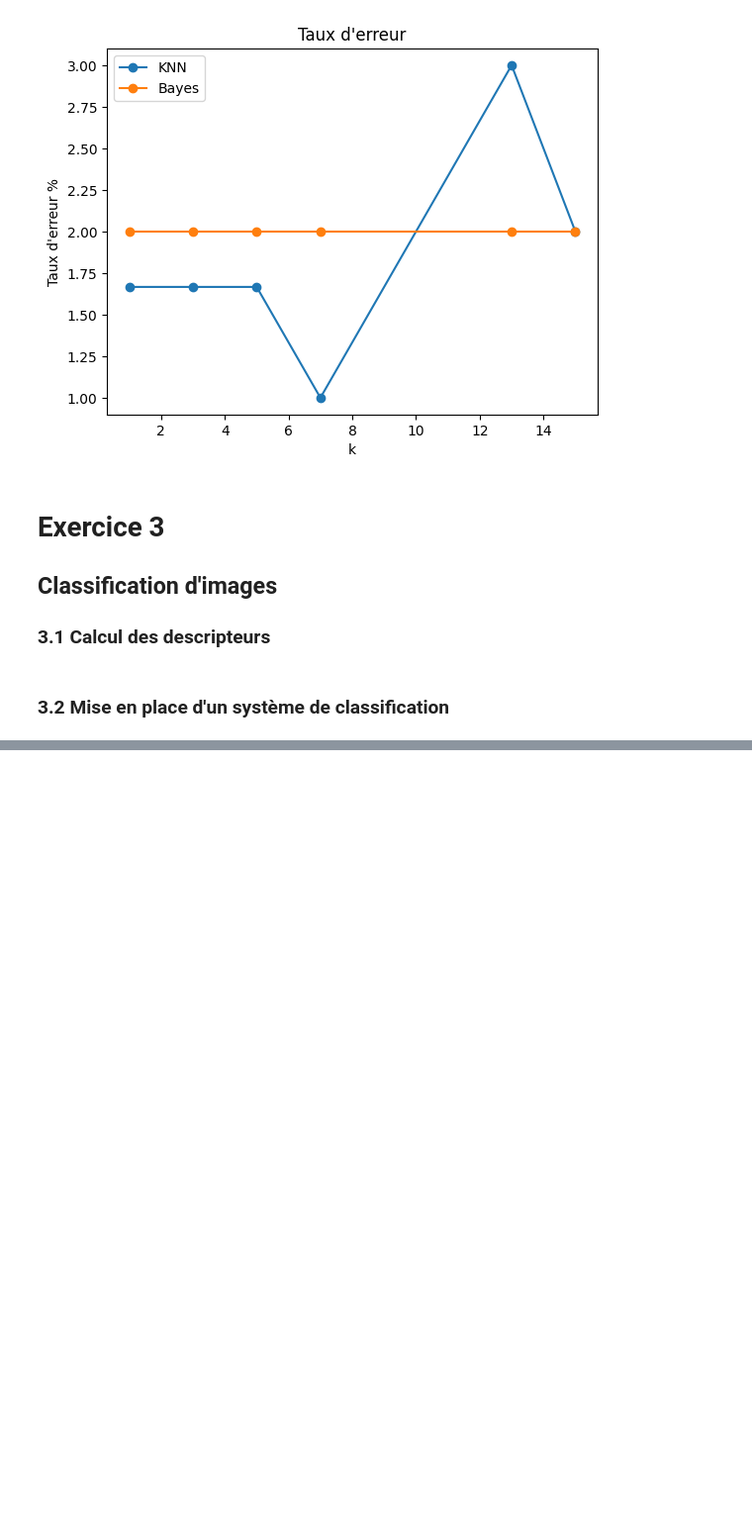
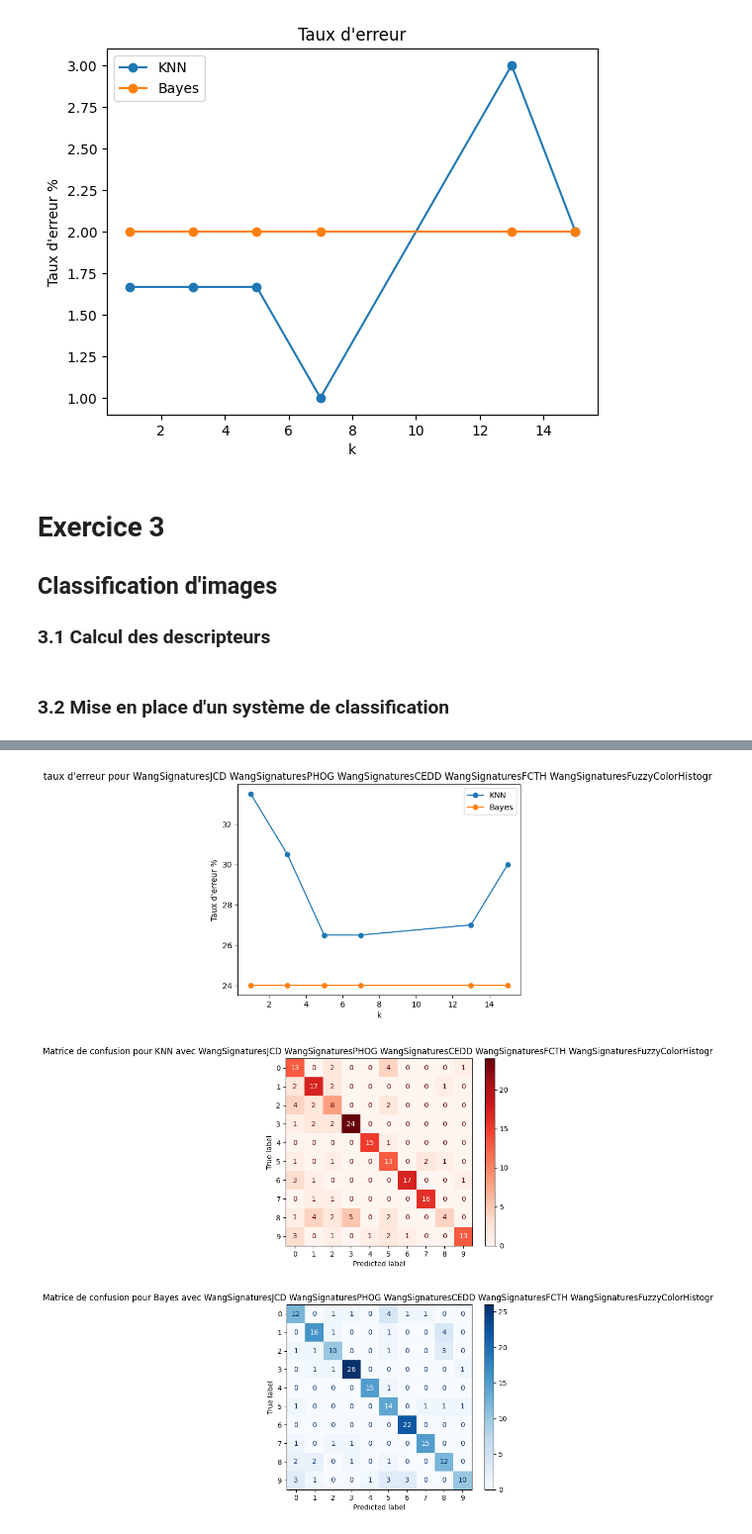
Before and after one commit to JugurthaAsma/ML, a Jupyter notebook: Projet1/src/classif.ipynb, the cells around one changed output, grey strips where cells are left out. Shown at 99% size. Drawn from its saved outputs; the diff is of its cells as text; code cells hidden in the pictures; blank space fills up the shorter version.

```diff
--- a/Projet1/src/classif.ipynb
+++ b/Projet1/src/classif.ipynb
@@ -317,2 +391,9 @@ for b in range(0,1000):
+# %%
+# discriminate with all descriptors together
+discriminate(descriptors, label)
+# %% [output]
+[figure, added]
+[figure, added]
+[figure, added]
 # %%
 # images array
```
Also changed, not shown: parts of 7 cells of this notebook.
